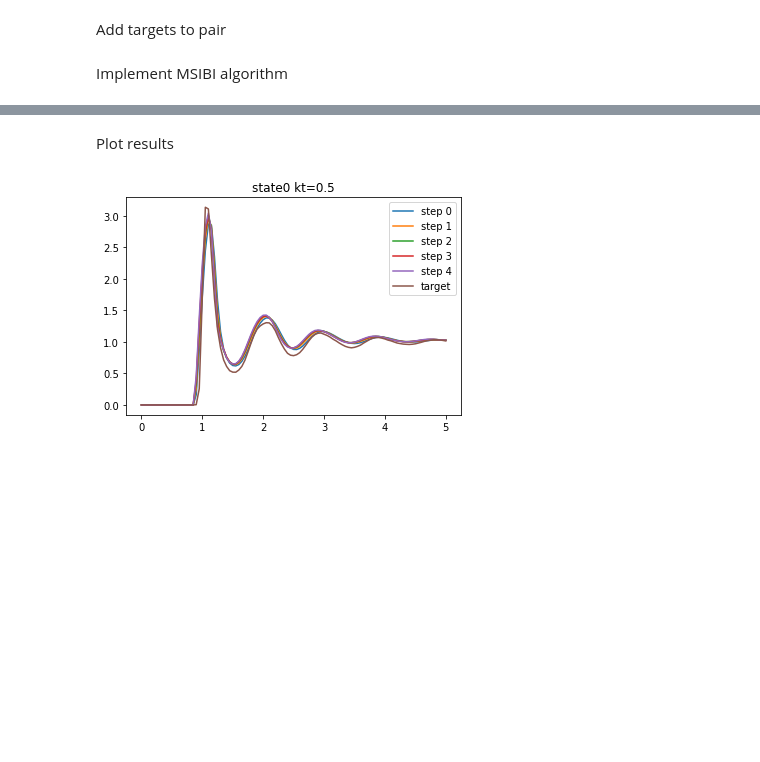
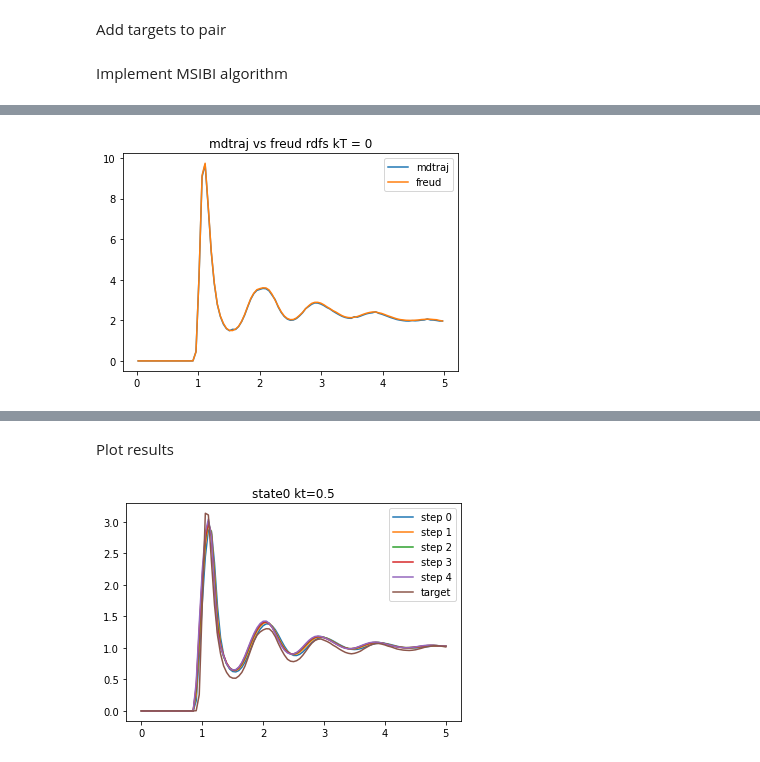
Before and after one commit to mosdef-hub/msibi, a Jupyter notebook: msibi/tutorials/lj/LJ_Tutorial.ipynb, the cells around one changed output, grey strips where cells are left out. Cells and saved outputs as stored; diff of their text form; code cells hidden in the pictures; blank space fills up the shorter version.

```diff
--- a/msibi/tutorials/lj/LJ_Tutorial.ipynb
+++ b/msibi/tutorials/lj/LJ_Tutorial.ipynb
@@ -245,0 +273,17 @@ AttributeError: 'NoneType' object has no attribute 'n_frames'
+# %%
+# is there any difference between mdtraj and freud rdfs? Nope
+gsdfile = 'traj.gsd'
+traj = state0.traj
+traj.save_gsd(gsdfile)
+rdf = md.compute_rdf(traj, indices, r_range=(0.0,5.0), n_bins=101)
+plt.title(f"mdtraj vs freud rdfs kT = 0")
+plt.plot(rdf[0],rdf[1], label="mdtraj")
+with gsd.hoomd.open(gsdfile) as t:
+    rdf = freud.density.RDF(bins=101, r_max=5)
+    for snap in t[-50:]:
+        rdf.compute(system=snap, reset=False)
+    plt.plot(rdf.bin_centers, rdf.rdf, label="freud")
+    plt.legend()
+    plt.show()
+# %% [output]
+[figure, added]
```
Also changed, not shown: parts of 11 cells of this notebook.
